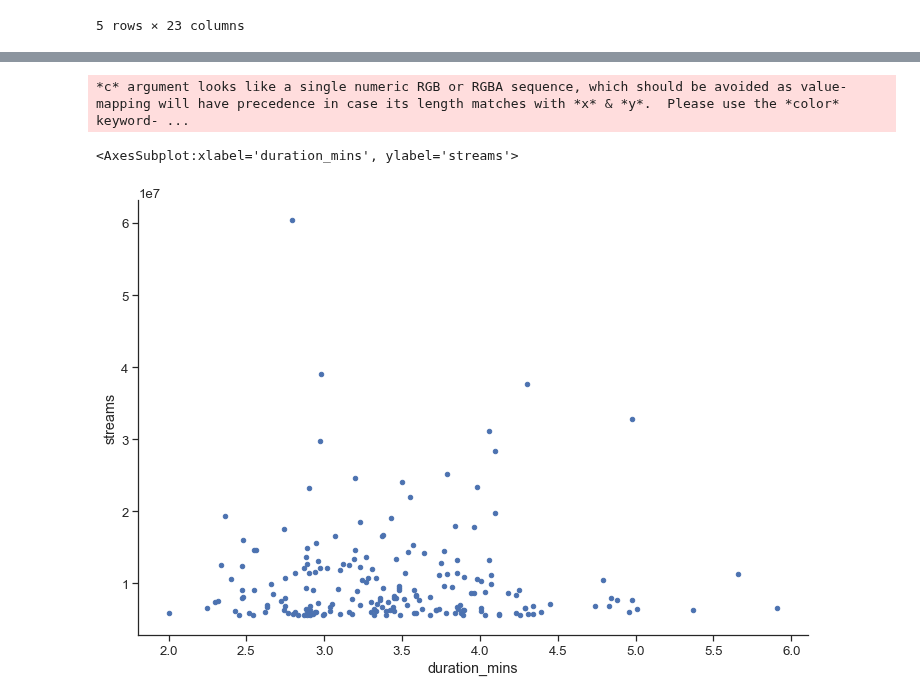
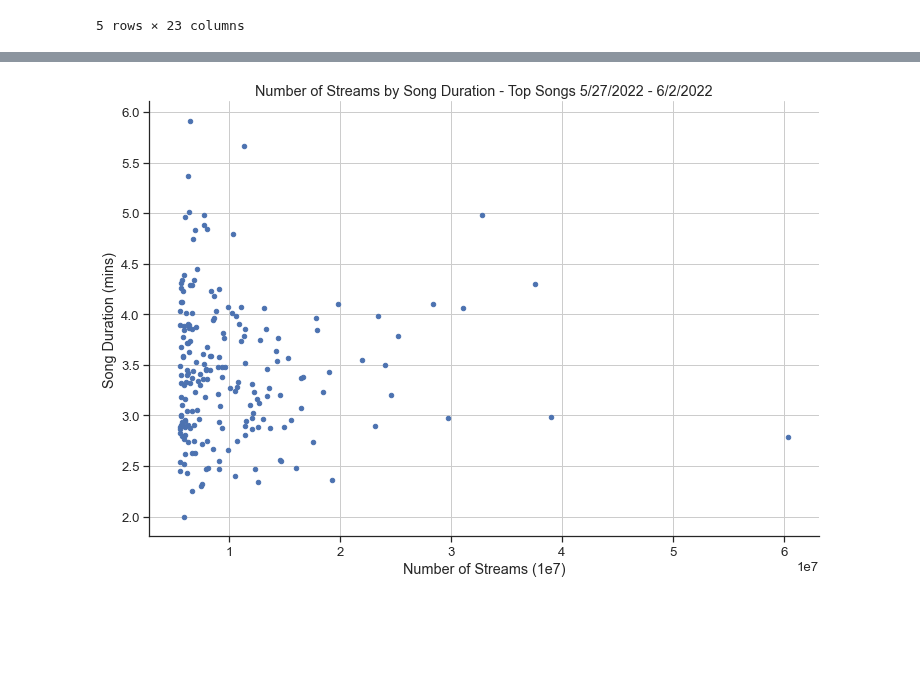
Before and after one commit to mbruns13/project_1_spotify, a Jupyter notebook: song_duration.ipynb, the cells around one changed output, grey strips where cells are left out. Cells and saved outputs as stored; diff of their text form; code cells hidden in the pictures; blank space fills up the shorter version.

Commit message:
updating with scatter plots

```diff
--- a/song_duration.ipynb
+++ b/song_duration.ipynb
@@ -166,7 +171,12 @@ song_duration_df.head()
 # %%
-song_duration_df.plot.scatter("duration_mins","streams")
+song_duration_df.plot.scatter("streams","duration_mins", c="b", grid=True)
+# Set a Title and labels
+plt.title("Number of Streams by Song Duration - Top Songs 5/27/2022 - 6/2/2022")
+plt.xlabel("Number of Streams (1e7)")
+plt.ylabel("Song Duration (mins)")
+
+#save as png
+plt.savefig("images/duration_streams.png")
 # %% [output]
-*c* argument looks like a single numeric RGB or RGBA sequence, which should be avoided as value-mapping will have precedence in case its length matches with *x* & *y*.  Please use the *color* keyword- ...
-<AxesSubplot:xlabel='duration_mins', ylabel='streams'>
-[figure, old version]
+[figure, new version]
 # %%
```
Also changed, not shown: parts of 3 cells of this notebook, 3 other files.
